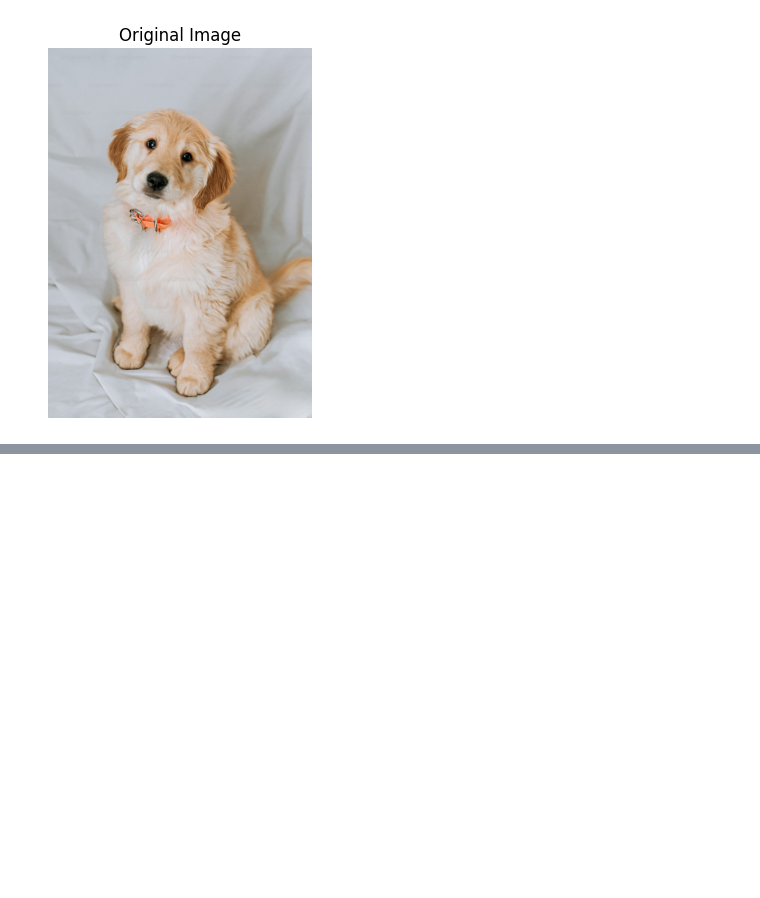
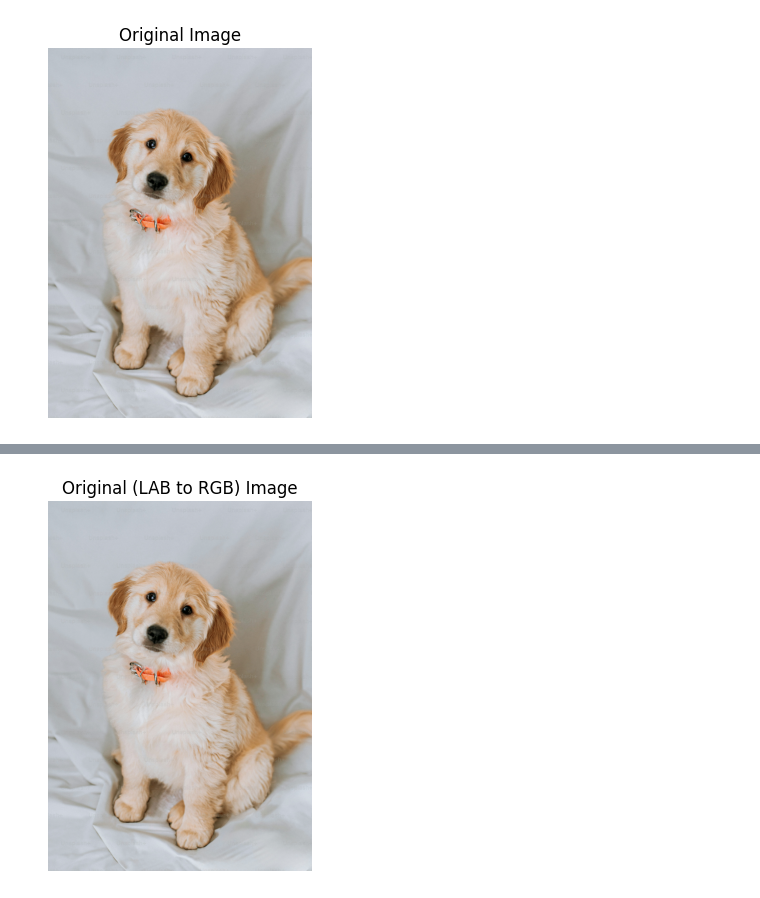
Before and after one commit to kanavgoyal898/chromaVive, a Jupyter notebook: test.ipynb, the cells around one changed output, grey strips where cells are left out. Saved outputs shown, nothing was run; the diff lists cells and outputs as text; code cells hidden in the pictures; blank space fills up the shorter version.

```diff
--- a/test.ipynb
+++ b/test.ipynb
@@ -51,0 +71,8 @@ plt.show();
+# %%
+merged_img = cv.cvtColor(cv.merge([L, a, b]), cv.COLOR_LAB2RGB)
+plt.imshow(merged_img)
+plt.title('Original (LAB to RGB) Image')
+plt.axis('off')
+plt.show();
+# %% [output]
+[figure, added]
```
Also changed, not shown: parts of 48 cells of this notebook, 1 other file.
